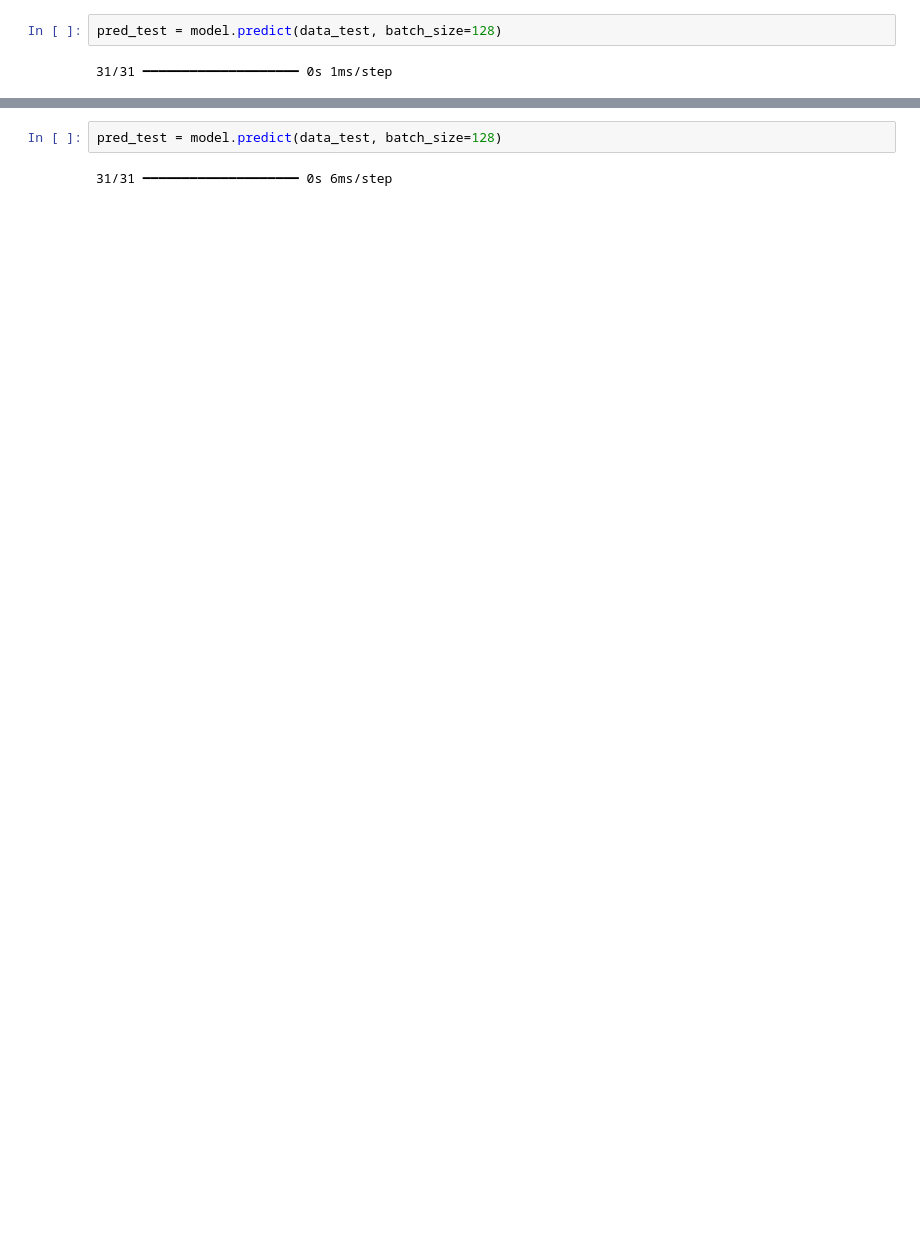
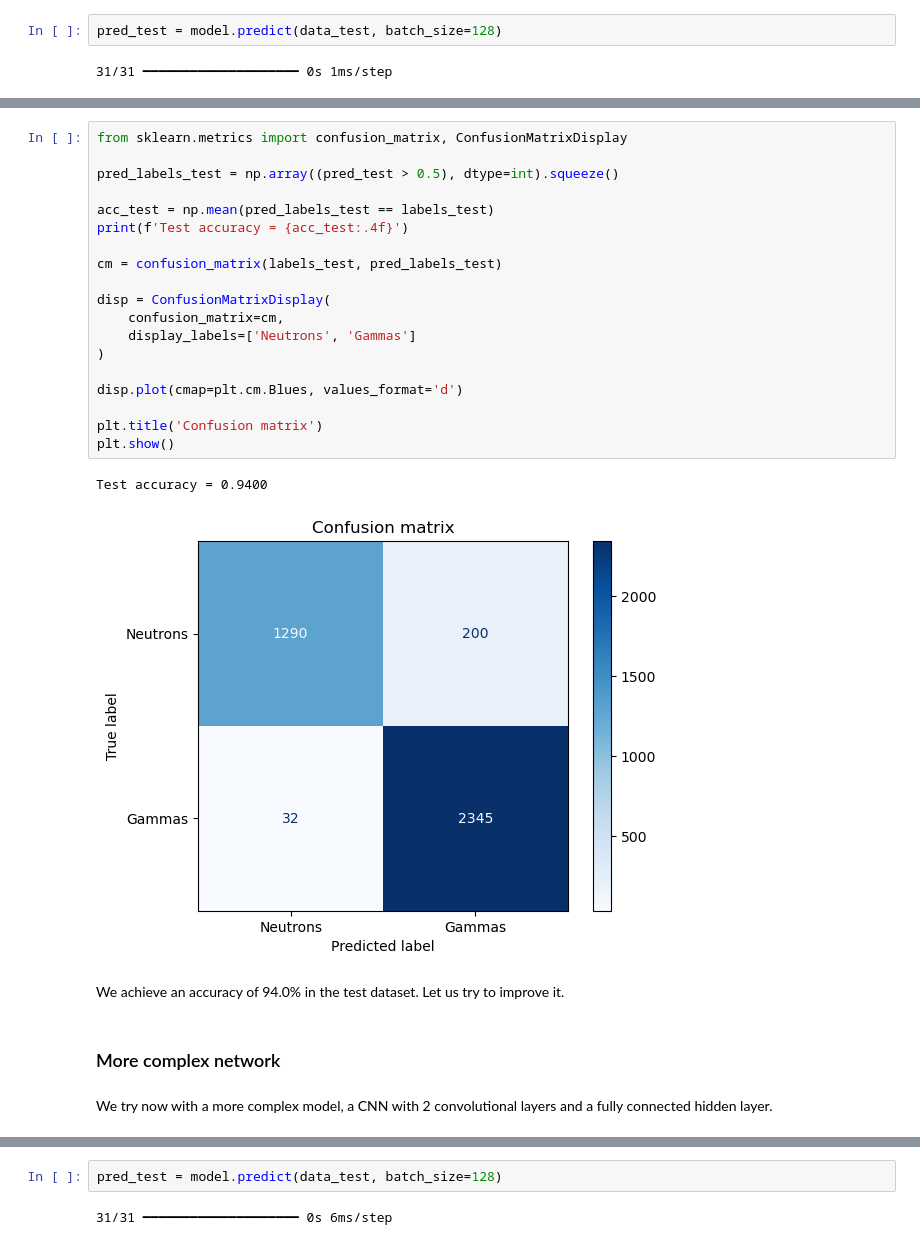
Before and after one commit to juan-prado-7/imapp-deep-learning, a Jupyter notebook: applied-deep-learning/ex13-pulse-form-discrimination.ipynb, the cells around one changed output, grey strips where cells are left out. Cells and saved outputs as stored; diff of their text form; blank space fills up the shorter version.

Commit message:
Final version neutron-gamma pulse discrimination

```diff
--- a/applied-deep-learning/ex13-pulse-form-discrimination.ipynb
+++ b/applied-deep-learning/ex13-pulse-form-discrimination.ipynb
@@ -307,3 +313,31 @@ plt.show()
+# %%
+from sklearn.metrics import confusion_matrix, ConfusionMatrixDisplay
+
+pred_labels_test = np.array((pred_test > 0.5), dtype=int).squeeze()
+
+acc_test = np.mean(pred_labels_test == labels_test)
+print(f'Test accuracy = {acc_test:.4f}')
+
+cm = confusion_matrix(labels_test, pred_labels_test)
+
+disp = ConfusionMatrixDisplay(
+    confusion_matrix=cm,
+    display_labels=['Neutrons', 'Gammas']
+)
+
+disp.plot(cmap=plt.cm.Blues, values_format='d')
+
+plt.title('Confusion matrix')
+plt.show()
+# %% [output]
+Test accuracy = 0.9400
+[figure, added]
+# %% [markdown]
+We achieve an accuracy of 94.0% in the test dataset. Let us try to improve it.
+# %% [markdown]
+### More complex network
+# %% [markdown]
+We try now with a more complex model, a CNN with 2 convolutional layers and a fully connected hidden layer.
 # %%
 model = Sequential()
 
```
Also changed, not shown: parts of 30 cells of this notebook.
